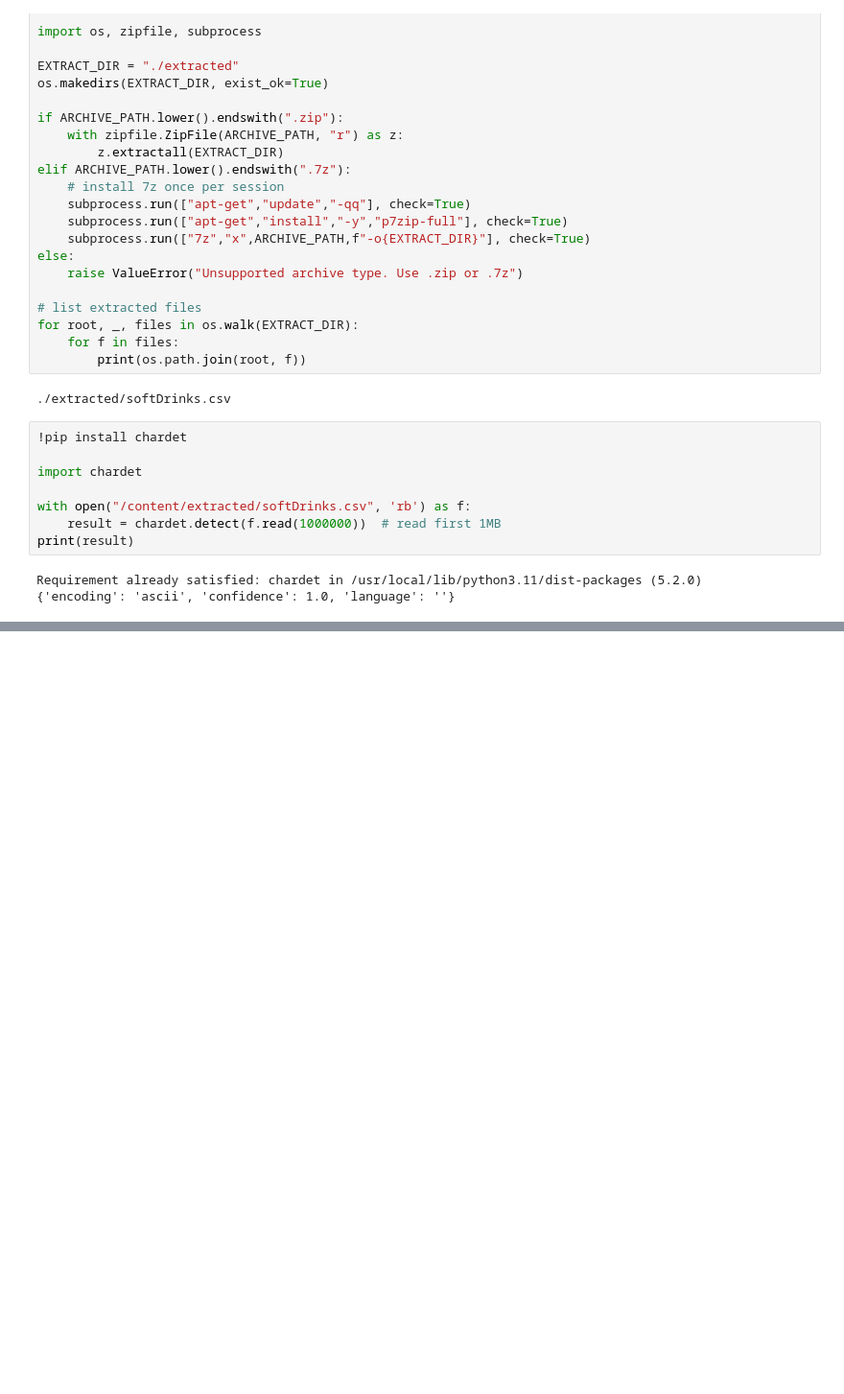
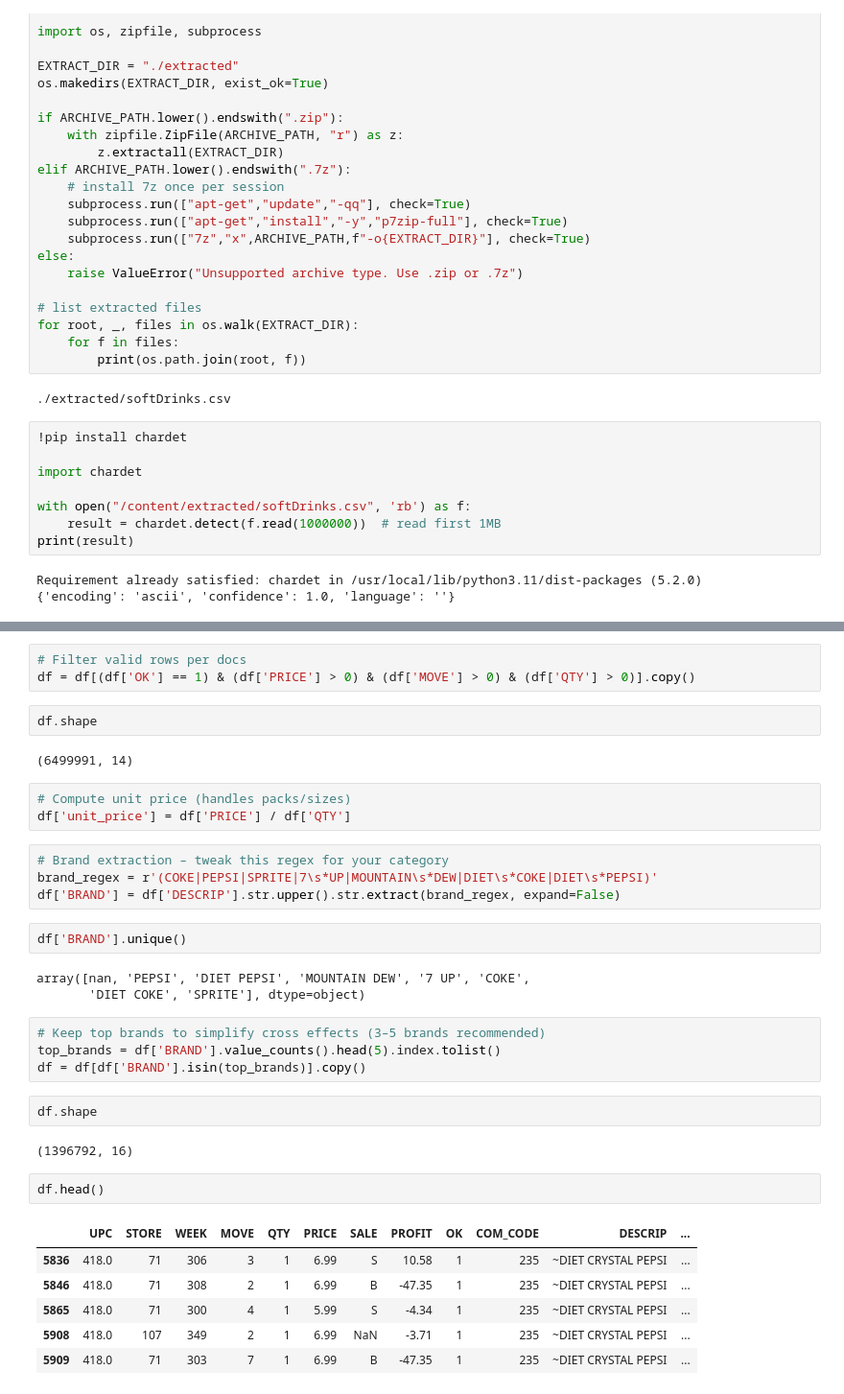
Before and after one commit to mmilannaik/BigOCheatSheet, a Jupyter notebook: HM_04_Cross Price Elasticity.ipynb, the cells around one changed output, grey strips where cells are left out. Shown at 96% size. Cells and saved outputs as stored; diff of their text form; blank space fills up the shorter version.

```diff
--- a/HM_04_Cross Price Elasticity.ipynb
+++ b/HM_04_Cross Price Elasticity.ipynb
@@ -82,0 +170,36 @@ for chunk in pd.read_csv(csv_path, encoding="cp1252", encoding_errors="replace",
+# %%
+# Filter valid rows per docs
+df = df[(df['OK'] == 1) & (df['PRICE'] > 0) & (df['MOVE'] > 0) & (df['QTY'] > 0)].copy()
+# %%
+df.shape
+# %% [output]
+(6499991, 14)
+# %%
+# Compute unit price (handles packs/sizes)
+df['unit_price'] = df['PRICE'] / df['QTY']
+# %%
+# Brand extraction – tweak this regex for your category
+brand_regex = r'(COKE|PEPSI|SPRITE|7\s*UP|MOUNTAIN\s*DEW|DIET\s*COKE|DIET\s*PEPSI)'
+df['BRAND'] = df['DESCRIP'].str.upper().str.extract(brand_regex, expand=False)
+# %%
+df['BRAND'].unique()
+# %% [output]
+array([nan, 'PEPSI', 'DIET PEPSI', 'MOUNTAIN DEW', '7 UP', 'COKE',
+       'DIET COKE', 'SPRITE'], dtype=object)
+# %%
+# Keep top brands to simplify cross effects (3–5 brands recommended)
+top_brands = df['BRAND'].value_counts().head(5).index.tolist()
+df = df[df['BRAND'].isin(top_brands)].copy()
+# %%
+df.shape
+# %% [output]
+(1396792, 16)
+# %%
+df.head()
+# %% [output]
+|  | UPC | STORE | WEEK | MOVE | QTY | PRICE | SALE | PROFIT | OK | COM_CODE | DESCRIP | ... |
+| 5836 | 418.0 | 71 | 306 | 3 | 1 | 6.99 | S | 10.58 | 1 | 235 | ~DIET CRYSTAL PEPSI | ... |
+| 5846 | 418.0 | 71 | 308 | 2 | 1 | 6.99 | B | -47.35 | 1 | 235 | ~DIET CRYSTAL PEPSI | ... |
+| 5865 | 418.0 | 71 | 300 | 4 | 1 | 5.99 | S | -4.34 | 1 | 235 | ~DIET CRYSTAL PEPSI | ... |
+| 5908 | 418.0 | 107 | 349 | 2 | 1 | 6.99 | NaN | -3.71 | 1 | 235 | ~DIET CRYSTAL PEPSI | ... |
+| 5909 | 418.0 | 71 | 303 | 7 | 1 | 6.99 | B | -47.35 | 1 | 235 | ~DIET CRYSTAL PEPSI | ... |
```
Also changed, not shown: parts of 12 cells of this notebook.
